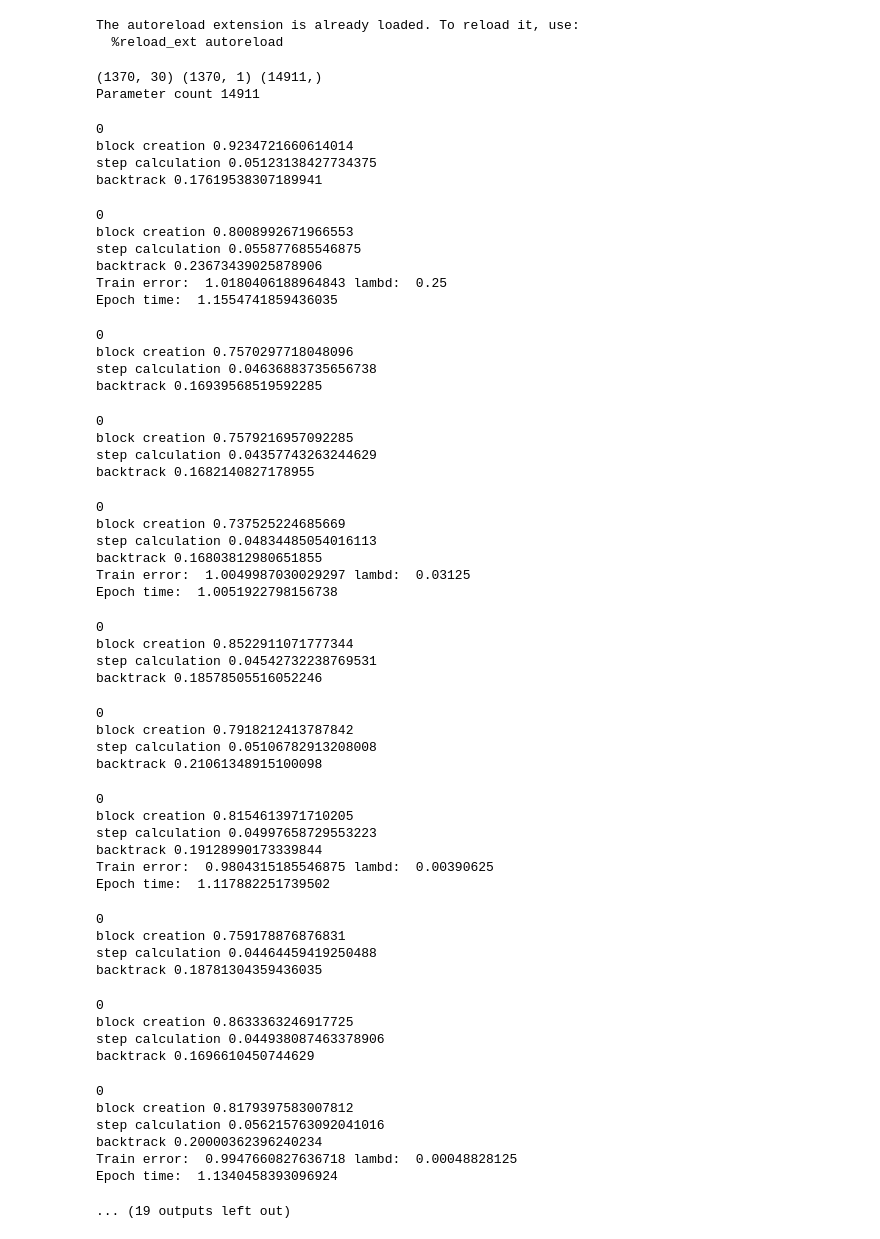
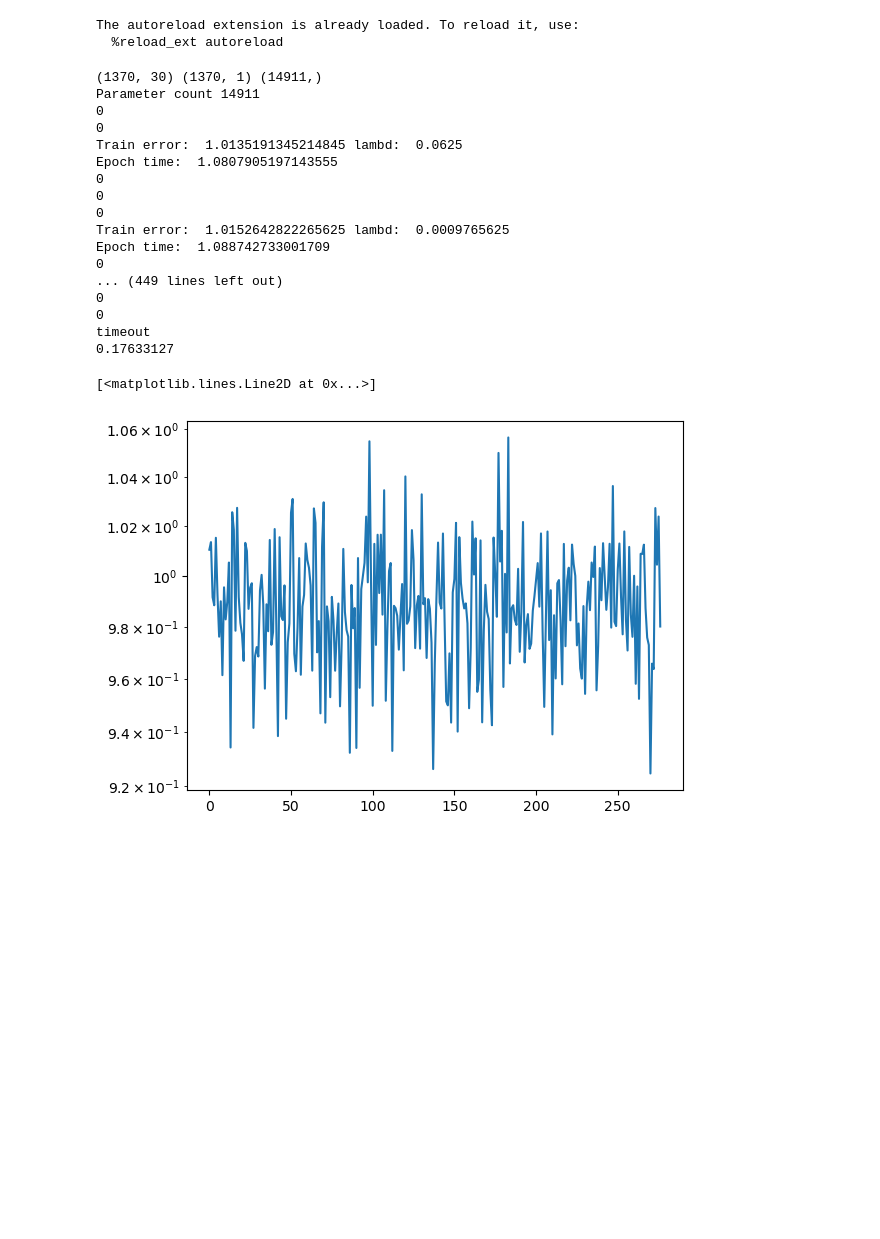
Before and after one commit to gravlaks/Convex_project, a Jupyter notebook: src/tesla.ipynb, the cells around one changed output. Drawn from its saved outputs; the diff is of its cells as text; code cells hidden in the pictures; blank space fills up the shorter version.

```diff
--- a/src/tesla.ipynb
+++ b/src/tesla.ipynb
@@ -212,78 +212,42 @@ The autoreload extension is already loaded. To reload it, use:
 # %%
 input_dim, hidden_dim = x_train.shape[1], 30
 model = LSTMPredictor(input_dim, hidden_dim)
 
 input_dim, hidden_dim = x_train.shape[1], 30
 
 #model = LinearPredictor(input_dim, hidden_dim)
 nn_gn = NN_GN(model, is_linear=False)
 X0 = np.zeros_like(nn_gn.get_X())
 
 
 print(x_train.shape, y_train.shape, X0.shape)
 ## Do Gauss Newton
 
-X_est,losses_gn, _ = optimize(nn_gn, X0, x_train, y_train, steps=300,batch_size=400 ,
-max_time=MAX_TIME,backtrack=True,optimization_method="Random columns")
+X_est,losses_gn, _, timer = optimize(nn_gn, X0, x_train, y_train,batch_size=400 ,
+max_time=MAX_TIME,backtrack=True,optimization_method="Random columns", optim_params={"keep_prob": 0.7})
 
 print(np.linalg.norm(X_est-X0))
 plt.semilogy(losses_gn)
 # %% [output]
 (1370, 30) (1370, 1) (14911,)
 Parameter count 14911
+0
+0
+Train error:  1.0135191345214845 lambd:  0.0625
+Epoch time:  1.0807905197143555
+0
+0
+0
+Train error:  1.0152642822265625 lambd:  0.0009765625
+Epoch time:  1.088742733001709
+0
+... (449 lines left out)
+0
+0
+timeout
+0.17633127
-0
-block creation 0.9234721660614014
-step calculation 0.05123138427734375
-backtrack 0.17619538307189941
+[<matplotlib.lines.Line2D at 0x...>]
-0
-block creation 0.8008992671966553
-step calculation 0.055877685546875
-backtrack 0.23673439025878906
-Train error:  1.0180406188964843 lambd:  0.25
-Epoch time:  1.1554741859436035
-0
-block creation 0.7570297718048096
-step calculation 0.04636883735656738
-backtrack 0.16939568519592285
-0
-block creation 0.7579216957092285
-step calculation 0.04357743263244629
-backtrack 0.1682140827178955
-0
-block creation 0.737525224685669
-step calculation 0.04834485054016113
-backtrack 0.16803812980651855
-Train error:  1.0049987030029297 lambd:  0.03125
-Epoch time:  1.0051922798156738
-0
-block creation 0.8522911071777344
-step calculation 0.04542732238769531
-backtrack 0.18578505516052246
-0
-block creation 0.7918212413787842
-step calculation 0.05106782913208008
-backtrack 0.21061348915100098
-0
-block creation 0.8154613971710205
-step calculation 0.04997658729553223
-backtrack 0.19128990173339844
-Train error:  0.9804315185546875 lambd:  0.00390625
-Epoch time:  1.117882251739502
-0
-block creation 0.759178876876831
-step calculation 0.04464459419250488
-backtrack 0.18781304359436035
-0
-block creation 0.8633363246917725
-step calculation 0.044938087463378906
-backtrack 0.1696610450744629
-0
-block creation 0.8179397583007812
-step calculation 0.056215763092041016
-backtrack 0.20000362396240234
-Train error:  0.9947660827636718 lambd:  0.00048828125
-Epoch time:  1.1340458393096924
-... (19 outputs left out)
+[figure, added]
 # %%
 x_train, y_train, x_test, y_test = get_train_test()
 
```
Also changed, not shown: parts of 5 cells of this notebook, 15 other files.
